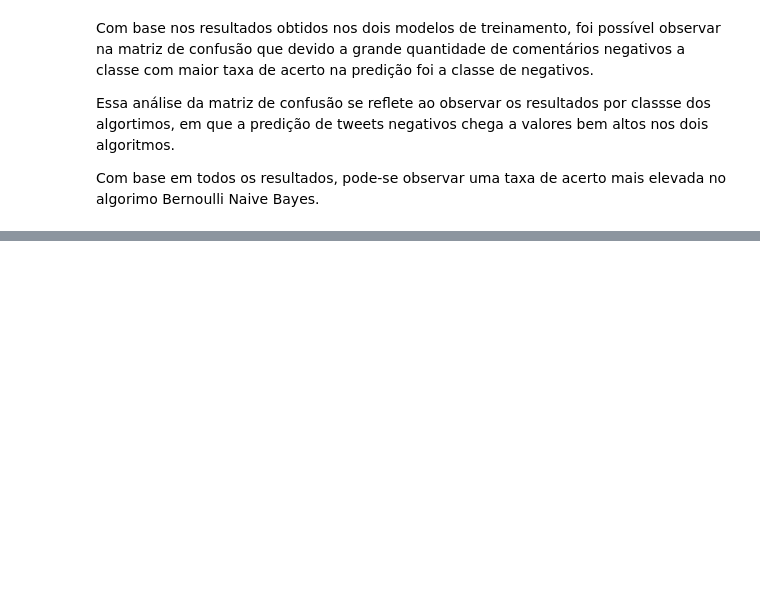
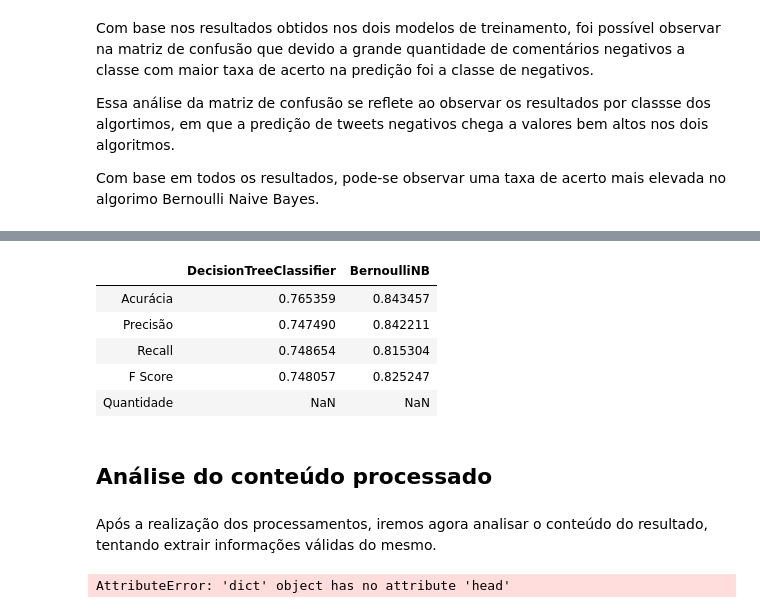
Before and after one commit to maurofloriano/cefet_ml, a Jupyter notebook: sentiment_analysis.ipynb, the cells around one changed output, grey strips where cells are left out. Drawn from its saved outputs; the diff is of its cells as text; code cells hidden in the pictures; blank space fills up the shorter version.

Commit message:
update on code to get neutral and positive as one and create of class for analysis

```diff
--- a/sentiment_analysis.ipynb
+++ b/sentiment_analysis.ipynb
@@ -168,0 +205,6 @@ Com base em todos os resultados, pode-se observar uma taxa de acerto mais elevad
+# %%
+analysis_new = Analysis()
+confident_df_new = analysis_new.remove_unconfident_sentiment(analysis.df)
+web_cleaned_df_new = analysis_new.remove_html_and_tweet_tags(confident_df_new)
+df_work_new = analysis_new.convert_sentiment_to_scalar_neutral_is_positive(web_cleaned_df_new)
+df_work_new = analysis_new.remove_stopwords(df_work_new)
@@ -168,0 +217,5 @@ Com base em todos os resultados, pode-se observar uma taxa de acerto mais elevad
+# %%
+results_new = analysis_new.train(df_work_new)
+confusion_matrix_new = analysis_new.get_confusion_matrix_neutral_is_positive(results_new)
+metrics_by_class_new = analysis_new.metrics_by_class_neutral_is_positive(results_new)
+average_metrics_new = analysis_new.average_metrics(results_new)
@@ -168,0 +250,19 @@ Com base em todos os resultados, pode-se observar uma taxa de acerto mais elevad
+# %%
+average_metrics_new
+# %% [output]
+|  | DecisionTreeClassifier | BernoulliNB |
+| Acurácia | 0.765359 | 0.843457 |
+| Precisão | 0.747490 | 0.842211 |
+| Recall | 0.748654 | 0.815304 |
+| F Score | 0.748057 | 0.825247 |
+| Quantidade | NaN | NaN |
+# %% [markdown]
+## Análise do conteúdo processado
+# %% [markdown]
+Após a realização dos processamentos, iremos agora analisar o conteúdo do resultado, tentando extrair informações
+válidas do mesmo.
+# %%
+# word_cloud_new = analysis_new.get_word_cloud(df_)
+results_new.head()
+# %% [output]
+AttributeError: 'dict' object has no attribute 'head'
```
Also changed, not shown: parts of 14 cells of this notebook, 6 other files.
